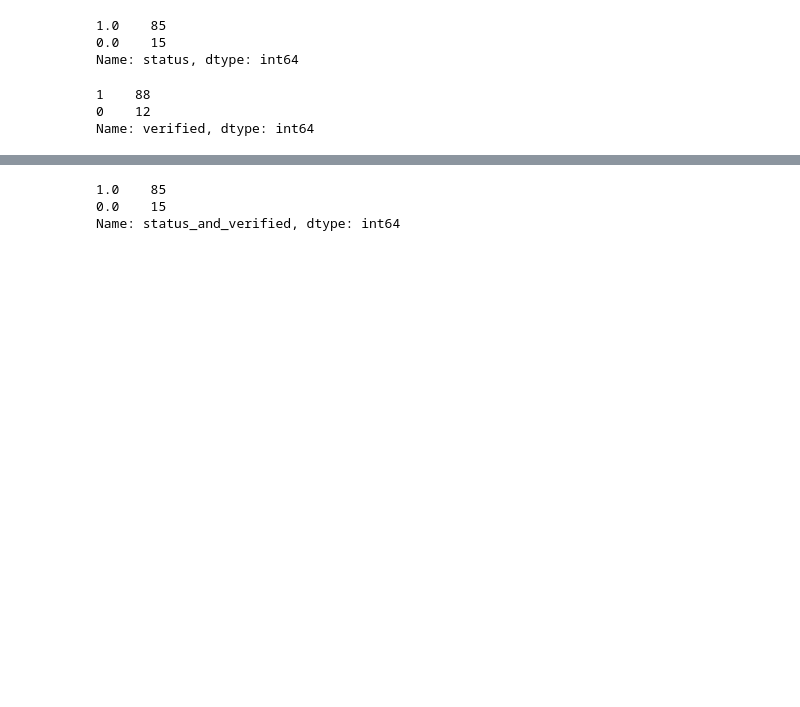
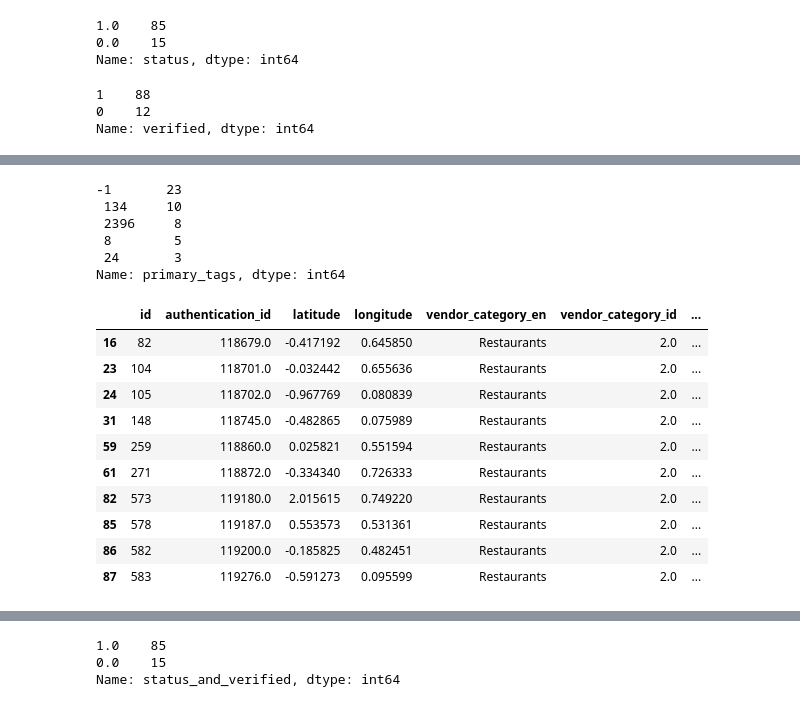
Before and after one commit to functorial/RestaurantRecommender, a Jupyter notebook: notebook.ipynb, the cells around one changed output, grey strips where cells are left out. Cells and saved outputs as stored; diff of their text form; code cells hidden in the pictures; blank space fills up the shorter version.

Commit message:
Tidy vendor preprocessing

```diff
--- a/notebook.ipynb
+++ b/notebook.ipynb
@@ -427,0 +367,3 @@ Name: verified, dtype: int64
+# %%
+# Fix incorrect vendor_category_id
+vendors.loc[28, 'vendor_category_id'] = 3.0
@@ -427,0 +394,26 @@ Name: verified, dtype: int64
+# %%
+# Fill na with -1
+# Strip unnecessary characters
+vendors['primary_tags'] = vendors['primary_tags'].fillna("{\"primary_tags\":\"-1\"}").apply(lambda x: int(str(x).split("\"")[3]))
+vendors['primary_tags'].value_counts().head(5)
+# %% [output]
+-1       23
+ 134     10
+ 2396     8
+ 8        5
+ 24       3
+Name: primary_tags, dtype: int64
+# %%
+vendors[vendors['primary_tags'] == 134]
+# %% [output]
+|  | id | authentication_id | latitude | longitude | vendor_category_en | vendor_category_id | ... |
+| 16 | 82 | 118679.0 | -0.417192 | 0.645850 | Restaurants | 2.0 | ... |
+| 23 | 104 | 118701.0 | -0.032442 | 0.655636 | Restaurants | 2.0 | ... |
+| 24 | 105 | 118702.0 | -0.967769 | 0.080839 | Restaurants | 2.0 | ... |
+| 31 | 148 | 118745.0 | -0.482865 | 0.075989 | Restaurants | 2.0 | ... |
+| 59 | 259 | 118860.0 | 0.025821 | 0.551594 | Restaurants | 2.0 | ... |
+| 61 | 271 | 118872.0 | -0.334340 | 0.726333 | Restaurants | 2.0 | ... |
+| 82 | 573 | 119180.0 | 2.015615 | 0.749220 | Restaurants | 2.0 | ... |
+| 85 | 578 | 119187.0 | 0.553573 | 0.531361 | Restaurants | 2.0 | ... |
+| 86 | 582 | 119200.0 | -0.185825 | 0.482451 | Restaurants | 2.0 | ... |
+| 87 | 583 | 119276.0 | -0.591273 | 0.095599 | Restaurants | 2.0 | ... |
```
Also changed, not shown: parts of 44 cells of this notebook, 1 other file.
